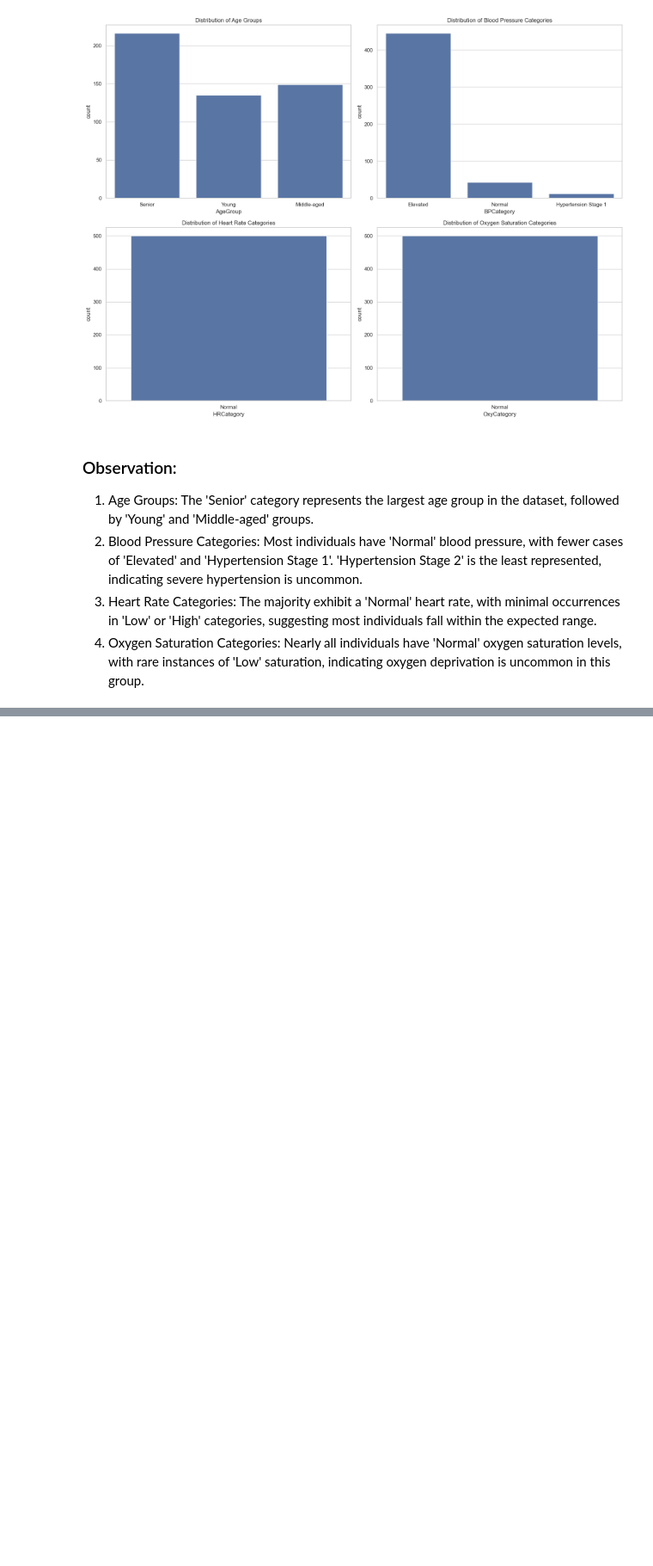
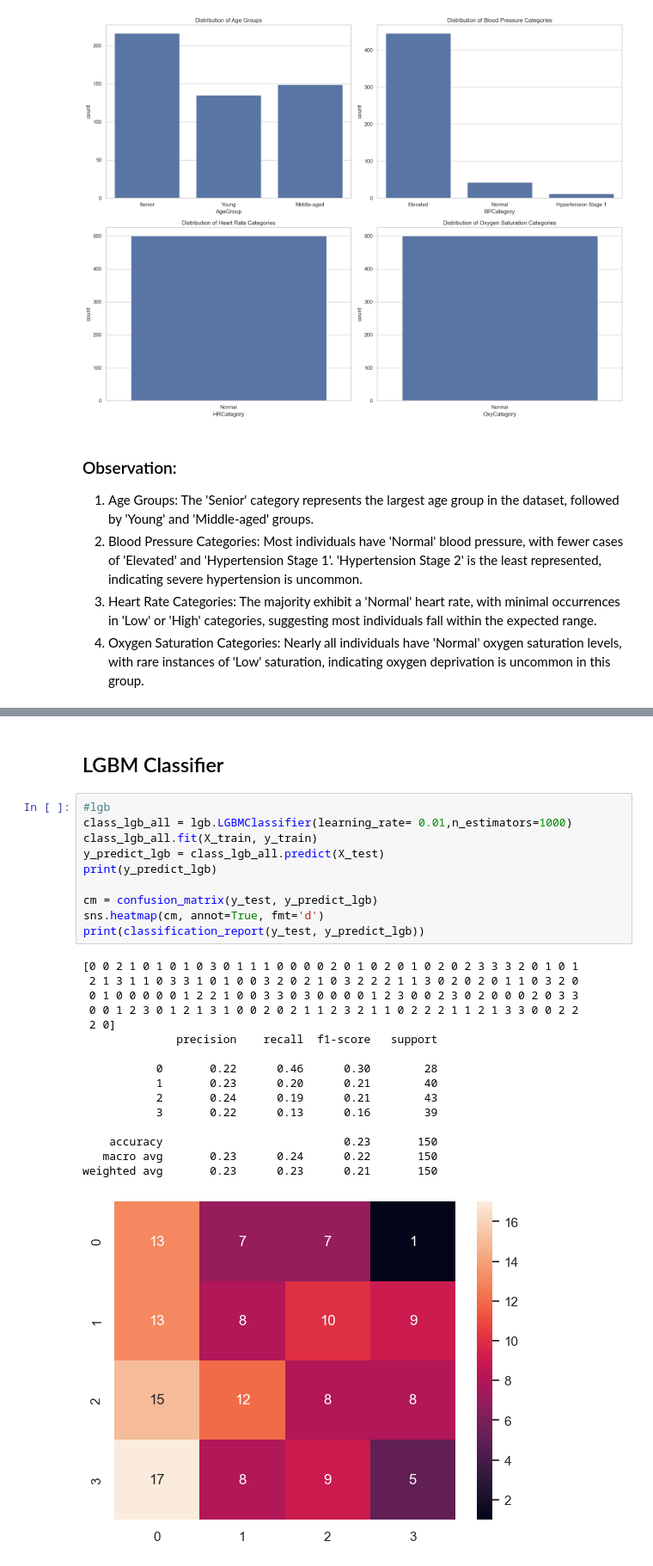
Before and after one commit to twodog1953/Health-Monitoring-Analysis-Modelling, a Jupyter notebook: Health Monitoring Analysis & Modelling.ipynb, the cells around one changed output, grey strips where cells are left out. Shown at 86% size. Saved outputs shown, nothing was run; the diff lists cells and outputs as text; blank space fills up the shorter version.

```diff
--- a/Health Monitoring Analysis & Modelling.ipynb
+++ b/Health Monitoring Analysis & Modelling.ipynb
@@ -388,0 +526,29 @@ plt.show()
+# %% [markdown]
+## LGBM Classifier
+# %%
+#lgb
+class_lgb_all = lgb.LGBMClassifier(learning_rate= 0.01,n_estimators=1000)
+class_lgb_all.fit(X_train, y_train)
+y_predict_lgb = class_lgb_all.predict(X_test)
+print(y_predict_lgb)
+
+cm = confusion_matrix(y_test, y_predict_lgb)
+sns.heatmap(cm, annot=True, fmt='d')
+print(classification_report(y_test, y_predict_lgb))
+# %% [output]
+[0 0 2 1 0 1 0 1 0 3 0 1 1 1 0 0 0 0 2 0 1 0 2 0 1 0 2 0 2 3 3 3 2 0 1 0 1
+ 2 1 3 1 1 0 3 3 1 0 1 0 0 3 2 0 2 1 0 3 2 2 2 1 1 3 0 2 0 2 0 1 1 0 3 2 0
+ 0 1 0 0 0 0 0 1 2 2 1 0 0 3 3 0 3 0 0 0 0 1 2 3 0 0 2 3 0 2 0 0 0 2 0 3 3
+ 0 0 1 2 3 0 1 2 1 3 1 0 0 2 0 2 1 1 2 3 2 1 1 0 2 2 2 1 1 2 1 3 3 0 0 2 2
+ 2 0]
+              precision    recall  f1-score   support
+
+           0       0.22      0.46      0.30        28
+           1       0.23      0.20      0.21        40
+           2       0.24      0.19      0.21        43
+           3       0.22      0.13      0.16        39
+
+    accuracy                           0.23       150
+   macro avg       0.23      0.24      0.22       150
+weighted avg       0.23      0.23      0.21       150
+[figure, added]
```
Also changed, not shown: parts of 13 cells of this notebook.
